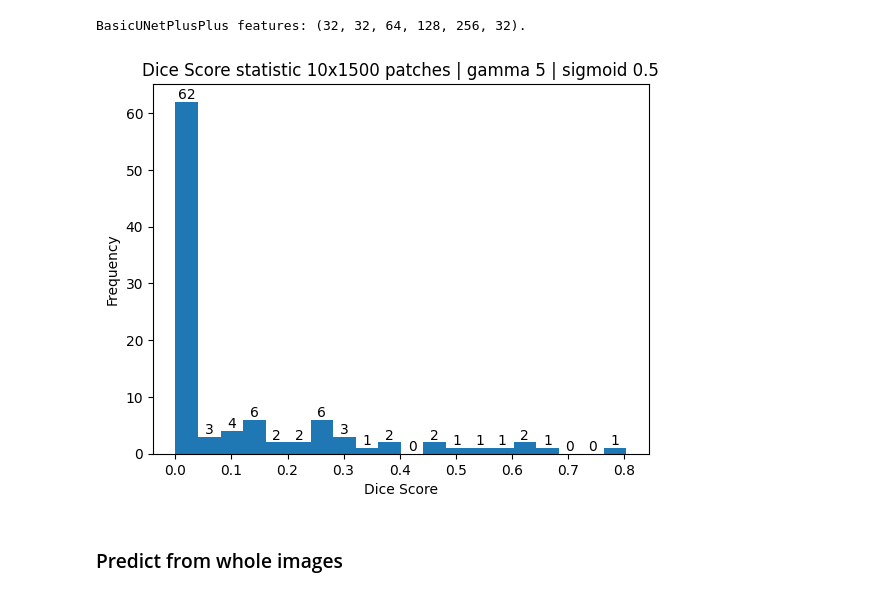
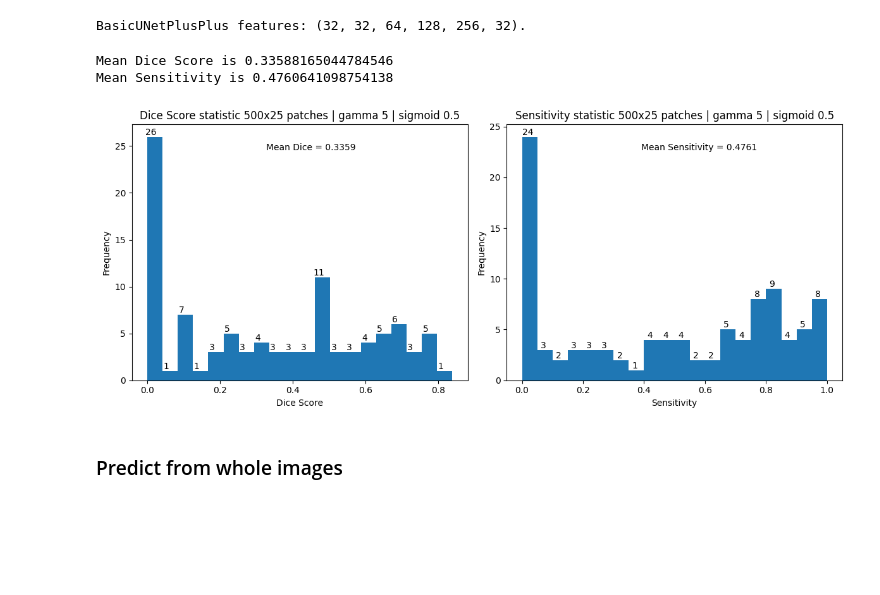
Before and after one commit to drci-foch/BOOSTER-AIC, a Jupyter notebook: algo/UNet/UNet_Training.ipynb, the cells around one changed output. Drawn from its saved outputs; the diff is of its cells as text; code cells hidden in the pictures; blank space fills up the shorter version.

Commit message:
Improved Inference scripts.

```diff
--- a/algo/UNet/UNet_Training.ipynb
+++ b/algo/UNet/UNet_Training.ipynb
@@ -352,7 +364,7 @@ BasicUNetPlusPlus features: (32, 32, 64, 128, 256, 32).
 learning_rate = 0.01
 optimizer_for_prediction = torch.optim.Adam(model_for_prediction.parameters(), lr=learning_rate)
 # %%
-model_for_prediction_checkpoint = torch.load('D:\\data_ETIS_781\\Training\\Checkpoints\\model\\tio_test_10_gamma5_sigmoid05_checkpoint.pth')
+model_for_prediction_checkpoint = torch.load("D:\\data_ETIS_781\\Training\\Checkpoints\\model\\train_500x25_gamma5_checkpoint.pth")
 # %%
 model_for_prediction.load_state_dict(model_for_prediction_checkpoint["model_state_dict"])
 optimizer_for_prediction.load_state_dict(model_for_prediction_checkpoint['optimizer_state_dict'])
@@ -456,7 +427,7 @@ def run_inference (inference_dataloader, model_for_prediction, patch_size, patch
             aggregator = tio.inference.GridAggregator(grid_sampler)
 
             with torch.no_grad():
-                for patches_batch in patch_loader:
+                for patches_batch in tqdm.tqdm(patch_loader, desc="Running Inference"):
                     input_tensor = patches_batch["swi_image"][tio.DATA].to(device)
                     locations = patches_batch[tio.LOCATION]
                     logits = model_for_prediction(input_tensor)[0]
@@ -483,4 +462,11 @@ def compute_dice_metric (prediction_list, ground_truth_masks_list):
         ).flatten()
     print(f"Mean Dice Score is {dice_score_list.mean()}")
     return dice_score_list
+
+def compute_sensitivity_metric (prediction_list, ground_truth_masks_list):
+    intersection_list = np.array(
+        [((prediction * gt_mask).sum()/gt_mask.sum()) for prediction, gt_mask in zip(prediction_list, ground_truth_masks_list)]
+    ).flatten()
+    print(f"Mean Sensitivity is {intersection_list.mean()}")
+    return intersection_list
 # %%
@@ -495,15 +482,41 @@ dice_score_list = compute_dice_metric(predictions_list, ground_truth_masks_list)
+# %%
+prediction_dir_location = "D:\\data_ETIS_781\\Training\\Predictions\\Test_Predictions\\SWI_Predictions\\Predictions_patients500_gamma5_sigmoid05"
+ground_truth_label_location = test_label_dir
+
+predictions_list = [logit_to_binary_mask(logits, threshold=0.5) for logits in logits_list]
+ground_truth_masks_list = load_prediction_masks(ground_truth_label_location)
+dice_score_list = compute_dice_metric(predictions_list, ground_truth_masks_list)
+intersection_list = compute_sensitivity_metric(predictions_list, ground_truth_masks_list)
+# %% [output]
+Mean Dice Score is 0.33588165044784546
+Mean Sensitivity is 0.4760641098754138
 # %%
-counts, bins, patches = plt.hist(np.array(dice_score_list).flatten(), bins=20)
+fig, axs = plt.subplots(1,2, figsize=(12, 5))
 
-for count, x in zip(counts, bins):
-    plt.text(x + 0.02, count, str(int(count)), ha="center", va="bottom")
+counts_dice, bins_dice, patches_dice = axs[0].hist(np.array(dice_score_list).flatten(), bins=20)
 
-plt.xlabel("Dice Score")
-plt.ylabel("Frequency")
-plt.title("Dice Score statistic 10x1500 patches | gamma 5 | sigmoid 0.5")
-plt.savefig("D:\\data_ETIS_781\\Training\\Checkpoints\\Dice_Results\\DiceScoreStatistic_10x1500patches_gamma5_sigmoid05.png")
+for count, x in zip(counts_dice, bins_dice[:-1]):
+    axs[0].text(x + 0.01, count, str(int(count)), ha="center", va="bottom")
+
+counts_inter, bins_inter, patches_inter = axs[1].hist(np.array(intersection_list).flatten(), bins=20)
+
+for count, x in zip(counts_inter, bins_inter[:-1]):
+    axs[1].text(x + 0.02, count, str(int(count)), ha="center", va="bottom")
+
+axs[0].text(0.4, 0.9, f"Mean Dice = {dice_score_list.mean():.4f}", transform=axs[0].transAxes)
+axs[0].set_xlabel("Dice Score")
+axs[0].set_ylabel("Frequency")
+axs[0].set_title("Dice Score statistic 500x25 patches | gamma 5 | sigmoid 0.5")
+
+axs[1].text(0.4, 0.9, f"Mean Sensitivity = {intersection_list.mean():.4f}", transform=axs[1].transAxes)
+axs[1].set_xlabel("Sensitivity")
+axs[1].set_ylabel("Frequency")
+axs[1].set_title("Sensitivity statistic 500x25 patches | gamma 5 | sigmoid 0.5")
+
+plt.tight_layout()
+plt.savefig("D:\\data_ETIS_781\\Training\\Checkpoints\\Metrics_Results\\MetricsStatistic_500x25patches_gamma5_sigmoid05.png")
 # %% [output]
-[figure, old version]
+[figure, new version]
 # %% [markdown]
 ### Predict from whole images
 # %%
```
Also changed, not shown: parts of 5 cells of this notebook.
